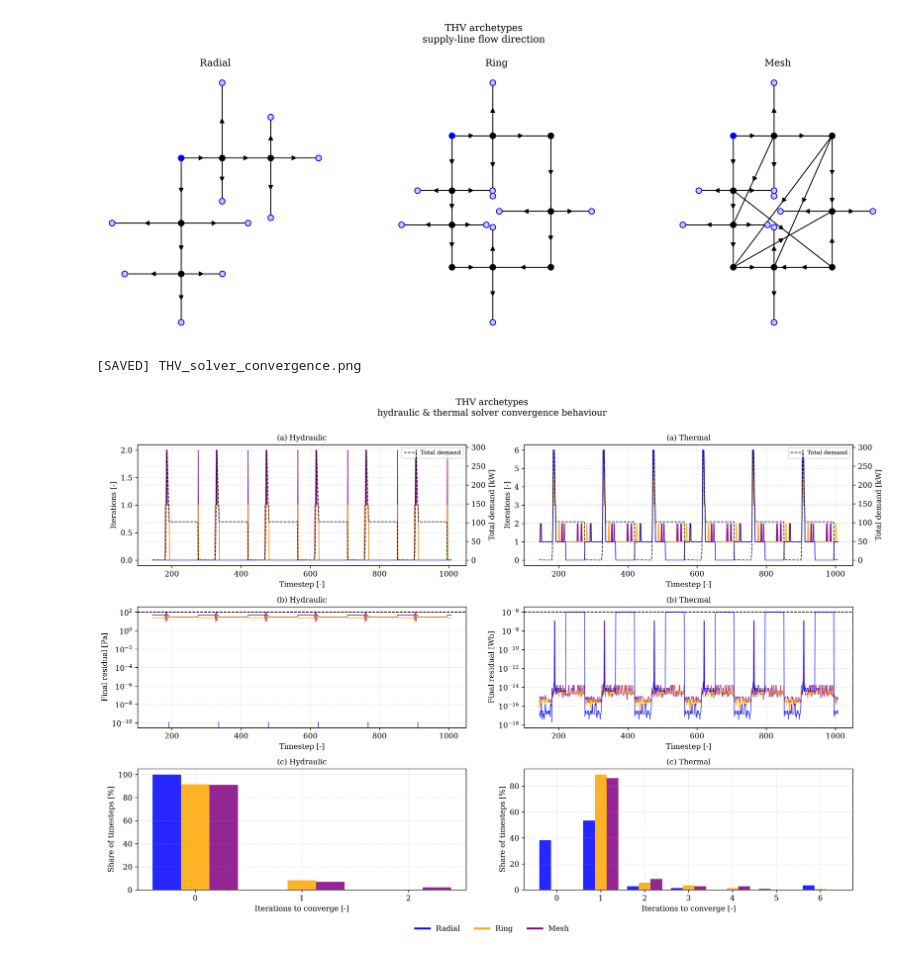
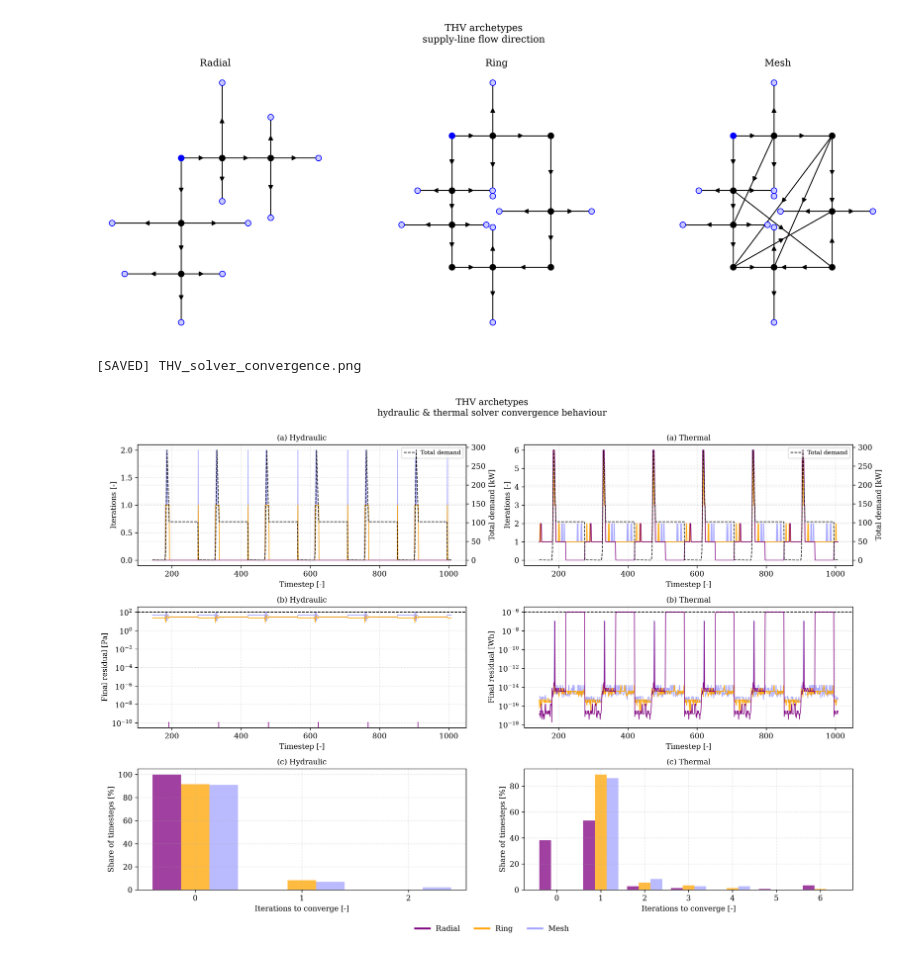
Before and after one commit to SarFerr/dhn-benchmark, a Jupyter notebook: archetypes_generation/results/archetype_results.ipynb, the cells around one changed output. Drawn from its saved outputs; the diff is of its cells as text; code cells hidden in the pictures.

```diff
--- a/archetypes_generation/results/archetype_results.ipynb
+++ b/archetypes_generation/results/archetype_results.ipynb
@@ -148,7 +148,7 @@ NODE_STYLE = {
     # type       : (facecolor,  edgecolor, lw)
     "source"     : ("blue",     "blue",    1.2),
     "junction"   : ("black",    "black",   1.2),
-    "substation" : ("#CCCCFF",  "blue",    1.2),
+    "substation" : ("#CCCCFF",  "blue",    1.0),
 }
 
 PIPE_COLOR = "black"
@@ -246,7 +246,7 @@ from matplotlib.lines import Line2D
 THRESHOLD_HYDRAULIC_PA = 1e2
 THRESHOLD_THERMAL_K    = 1e-6
 
-COLORS = {"Radial": "blue", "Ring": "orange", "Mesh": "purple"}
+COLORS = {"Radial": "purple", "Ring": "orange", "Mesh": "#A3A3FF"}
 ZORDER = {"Radial": 3, "Ring": 2, "Mesh": 1}
 
 DOMAIN_CONFIG = {
@@ -326,7 +326,7 @@ for col, (domain, cfg) in enumerate(DOMAIN_CONFIG.items()):
             continue
         ax_res.semilogy(df.index, df[cfg["resid_col"]],
                          color=COLORS.get(name), lw=1.0,
-                         alpha=0.75, zorder=ZORDER.get(name, 1))
+                         alpha=0.9, zorder=ZORDER.get(name, 1))
 
     if cfg["threshold"] is not None:
         ax_res.axhline(cfg["threshold"], color="black", linestyle="--", lw=1.0,
@@ -352,32 +352,32 @@ for col, (domain, cfg) in enumerate(DOMAIN_CONFIG.items()):
         per_network_counts[name] = counts
         all_max_iter = max(all_max_iter, counts.index.max())
 
     x_range = np.arange(0, all_max_iter + 1)
     for i, (name, counts) in enumerate(per_network_counts.items()):
         y = counts.reindex(x_range, fill_value=0.0)
         offset = (i - (n_networks - 1) / 2) * bar_width
         ax_hist.bar(x_range + offset, y.values, width=bar_width,
-                    color=COLORS.get(name), alpha=0.85)
+                    color=COLORS.get(name), alpha=0.75)
 
     ax_hist.set_xlabel("Iterations to converge [-]")
     ax_hist.set_ylabel("Share of timesteps [%]")
     ax_hist.set_title(f"(c) {cfg['label']}")
     ax_hist.set_xticks(x_range)
     ax_hist.grid(True, axis="y", alpha=0.3, linestyle="--")
 
 
 network_handles = [Line2D([0], [0], color=COLORS[name], lw=2.5, label=name)
                     for name in THV_NETWORKS.keys()]
 fig.legend(handles=network_handles, loc="lower center",
            ncol=len(network_handles), fontsize=10, frameon=False,
            bbox_to_anchor=(0.5, -0.02))
 
 fig.suptitle("THV archetypes\nhydraulic & thermal solver convergence behaviour",
              fontsize=12, y=1.00)
 fig.tight_layout(rect=[0, 0.015, 1, 1])
 
 save_fig(fig, "THV_solver_convergence")
 plt.show()
 # %% [output]
 [SAVED] THV_solver_convergence.png
-[figure, old version]
+[figure, new version]
```
Also changed, not shown: 4 other files.
